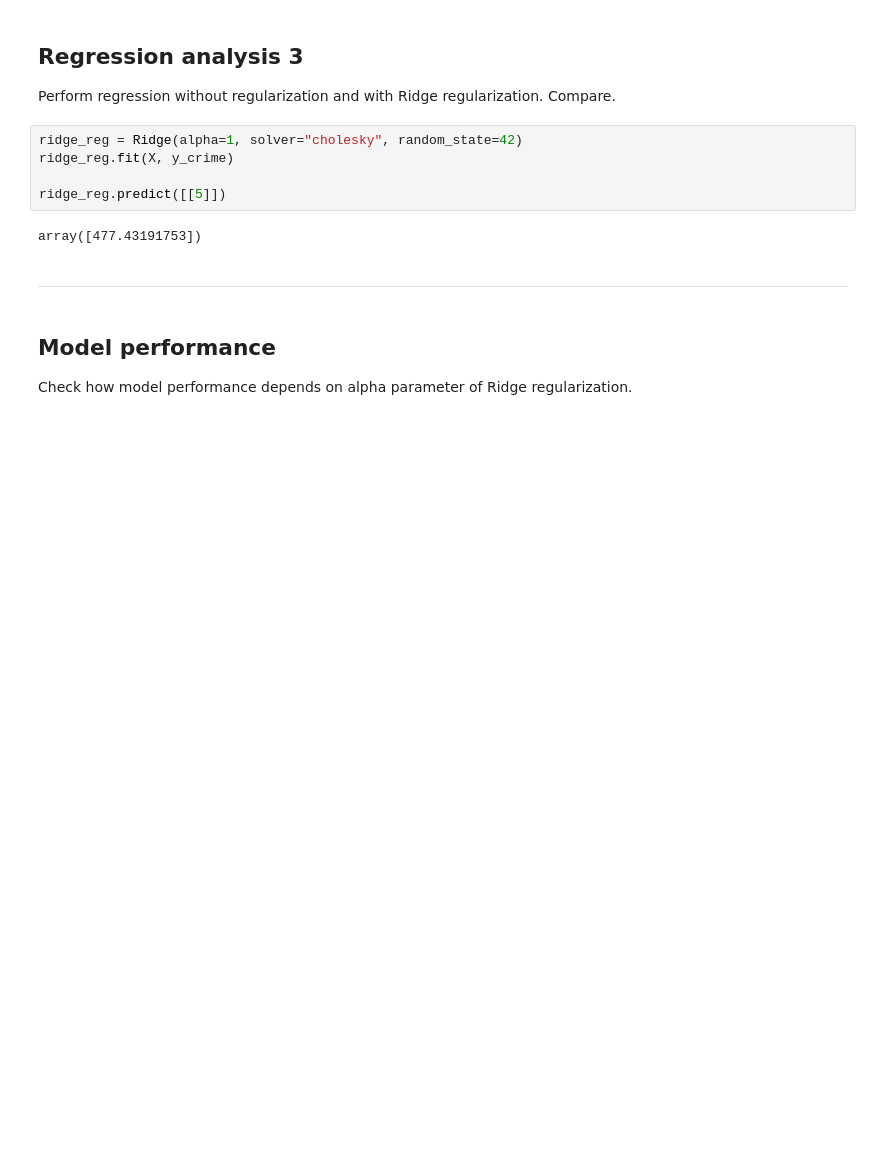
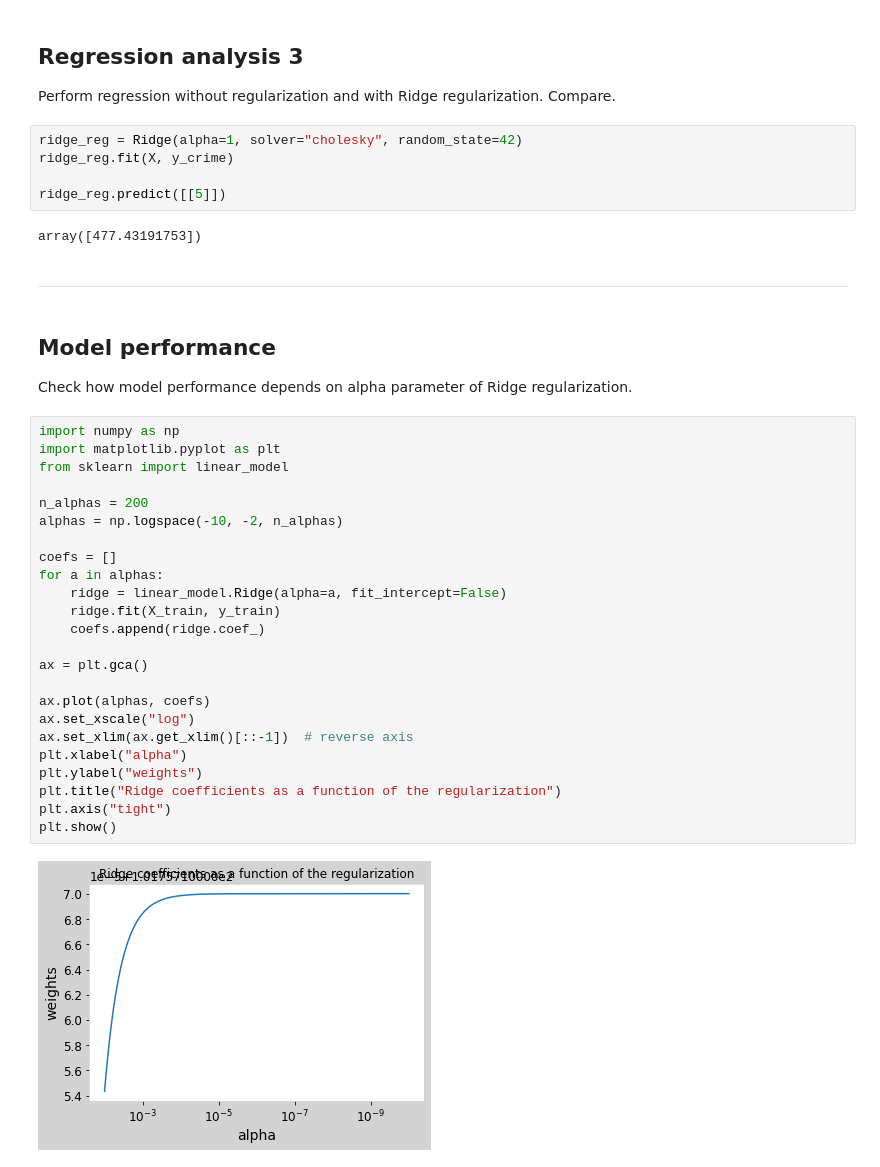
Before and after one commit to valigatotuS/Intelligent-ICT-systems, a Jupyter notebook: exercices/exercise session 2/ex2_linear_regr_crime.ipynb, the cells around one changed output. Cells and saved outputs as stored; diff of their text form; blank space fills up the shorter version.

```diff
--- a/exercices/exercise session 2/ex2_linear_regr_crime.ipynb
+++ b/exercices/exercise session 2/ex2_linear_regr_crime.ipynb
@@ -324,3 +311,29 @@ array([477.43191753])
 # %% [markdown]
 ## Model performance
 Check how model performance depends on alpha parameter of Ridge regularization.
+# %%
+import numpy as np
+import matplotlib.pyplot as plt
+from sklearn import linear_model
+
+n_alphas = 200
+alphas = np.logspace(-10, -2, n_alphas)
+
+coefs = []
+for a in alphas:
+    ridge = linear_model.Ridge(alpha=a, fit_intercept=False)
+    ridge.fit(X_train, y_train)
+    coefs.append(ridge.coef_)
+
+ax = plt.gca()
+
+ax.plot(alphas, coefs)
+ax.set_xscale("log")
+ax.set_xlim(ax.get_xlim()[::-1])  # reverse axis
+plt.xlabel("alpha")
+plt.ylabel("weights")
+plt.title("Ridge coefficients as a function of the regularization")
+plt.axis("tight")
+plt.show()
+# %% [output]
+[figure, added]
```
Also changed, not shown: parts of 4 cells of this notebook, 2 other files.
